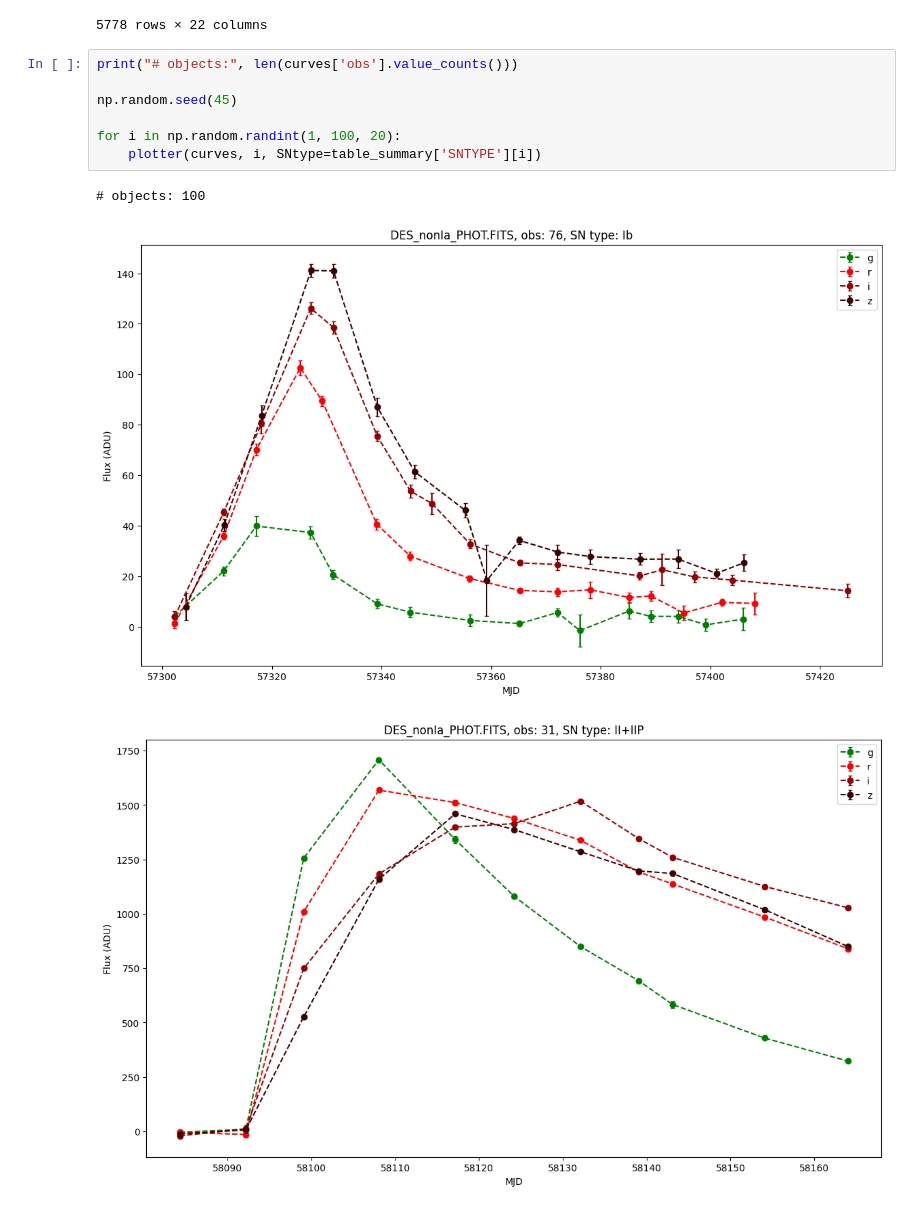
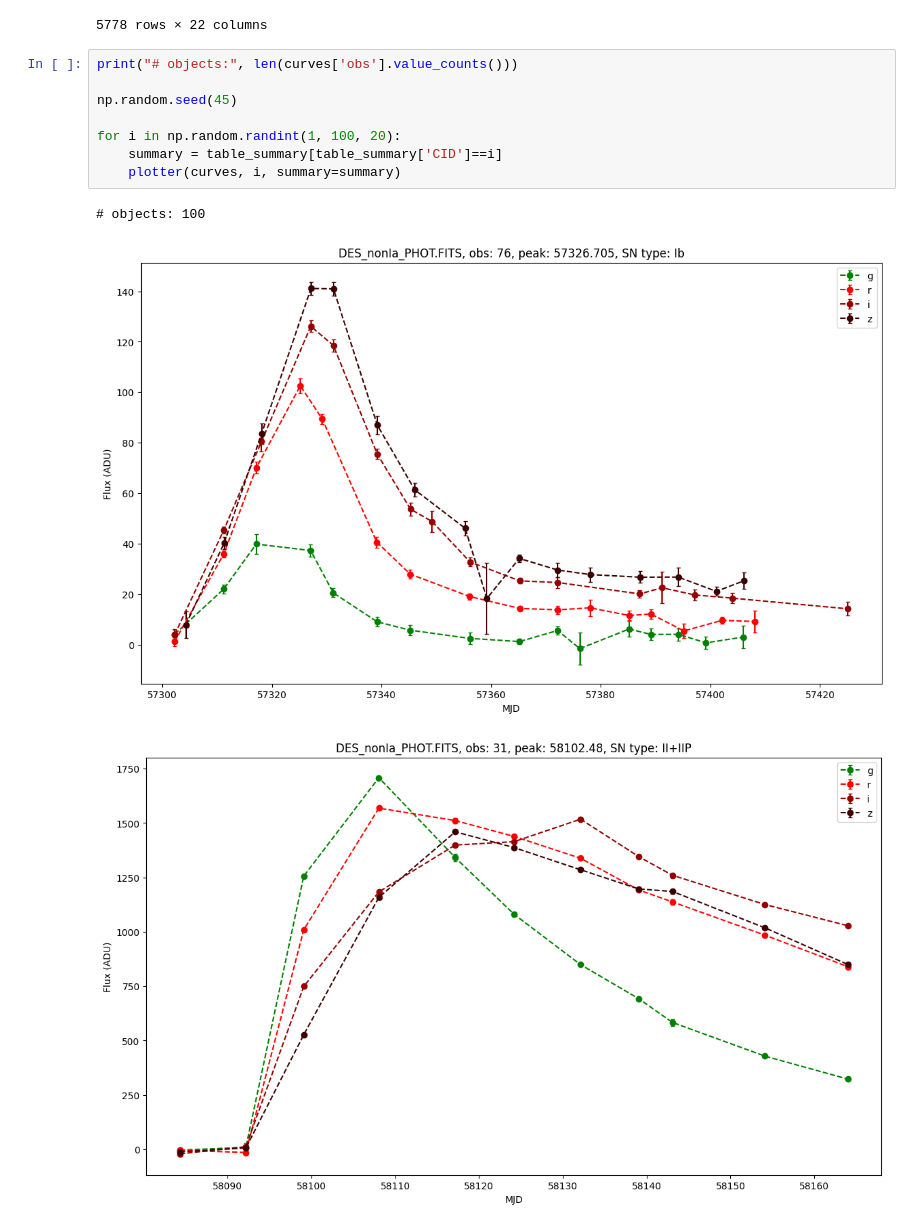
Before and after one commit to ale-cartes/Supernovae-Complete-Pipeline, a Jupyter notebook: nonIa/DES/nonIa_DES_curves.ipynb, the cells around one changed output. Drawn from its saved outputs; the diff is of its cells as text.

Commit message:
add nonIa curves under SDSS conditions
& update
- plotter function: (add info about peak MJD and SN type)
- notebooks

```diff
--- a/nonIa/DES/nonIa_DES_curves.ipynb
+++ b/nonIa/DES/nonIa_DES_curves.ipynb
@@ -49,11 +49,12 @@ curves
 # %%
 print("# objects:", len(curves['obs'].value_counts()))
 
 np.random.seed(45)
 
 for i in np.random.randint(1, 100, 20):
-    plotter(curves, i, SNtype=table_summary['SNTYPE'][i])
+    summary = table_summary[table_summary['CID']==i]
+    plotter(curves, i, summary=summary)
 # %% [output]
 # objects: 100
-[figure, old version]
+[figure, new version]
-[figure, old version]
+[figure, new version]
```
Also changed, not shown: parts of 2 cells of this notebook, 8 other files.
